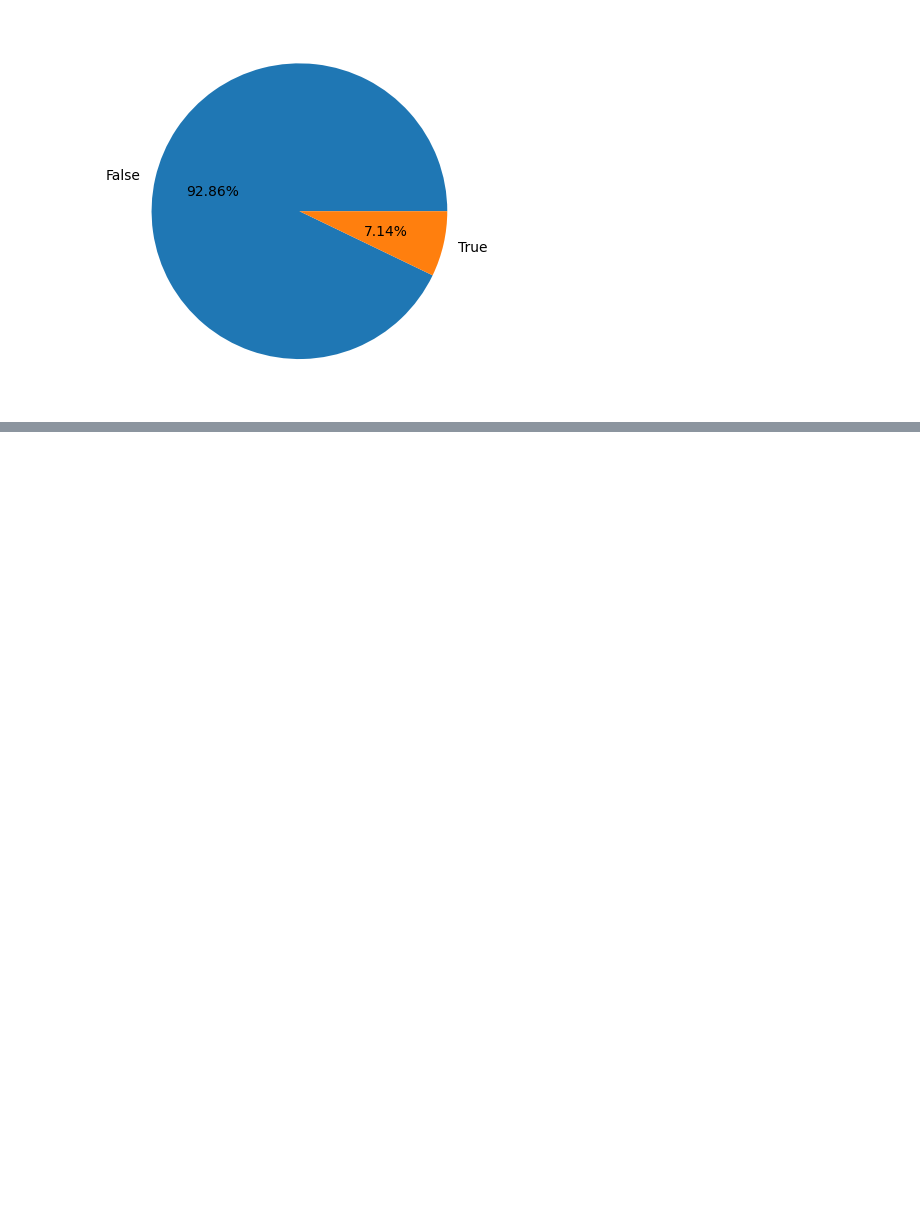
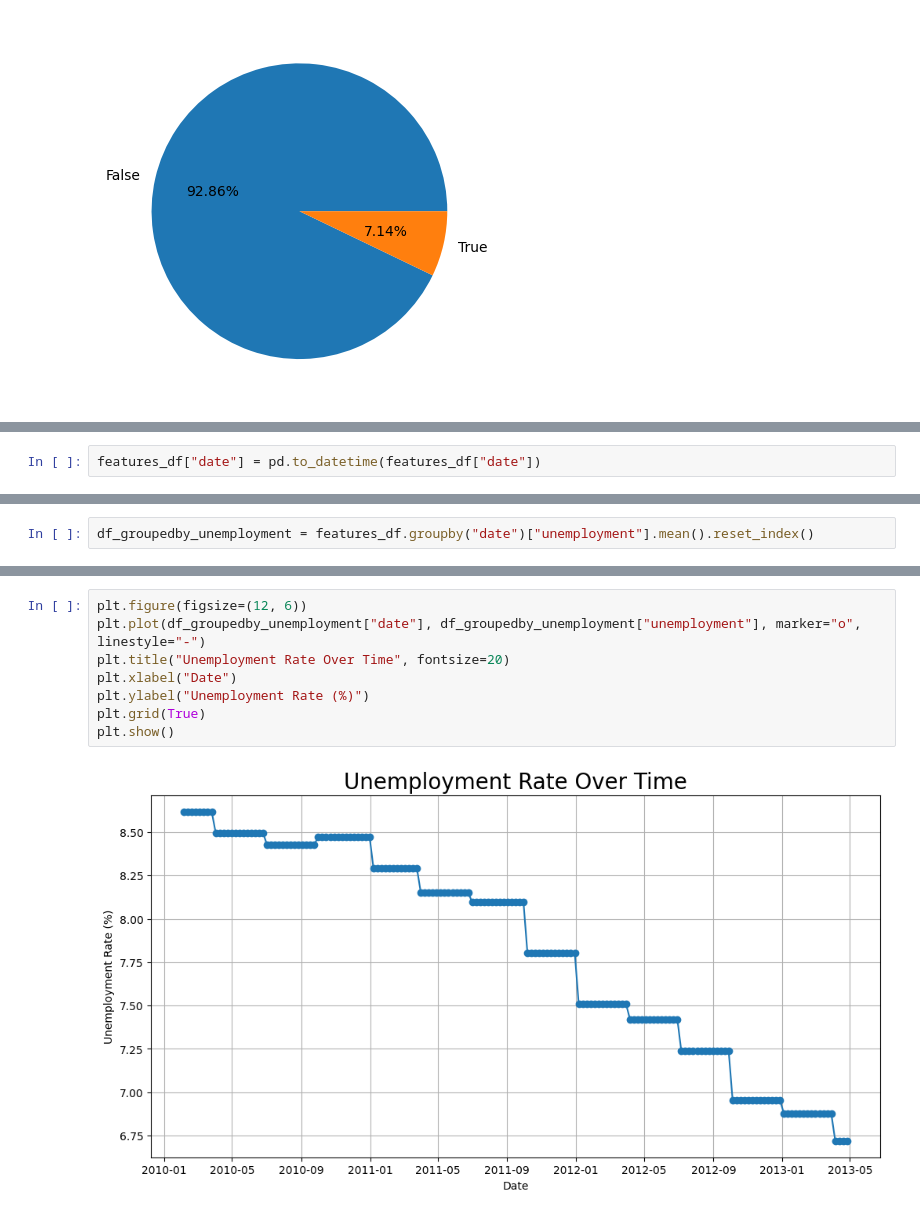
Before and after one commit to synapticsynergy/sales-forecasting-explore, a Jupyter notebook: experiments/observations/dataset_exploration.ipynb, the cells around one changed output, grey strips where cells are left out. Drawn from its saved outputs; the diff is of its cells as text; blank space fills up the shorter version.

Commit message:
Add features over time viz

```diff
--- a/experiments/observations/dataset_exploration.ipynb
+++ b/experiments/observations/dataset_exploration.ipynb
@@ -220,0 +225,2 @@ features_df.groupby("isholiday").size().plot(kind="pie", autopct="%.2f%%")
+# %%
+features_df["date"] = pd.to_datetime(features_df["date"])
@@ -220,0 +236,2 @@ features_df.groupby("isholiday").size().plot(kind="pie", autopct="%.2f%%")
+# %%
+df_groupedby_unemployment = features_df.groupby("date")["unemployment"].mean().reset_index()
@@ -220,0 +247,10 @@ features_df.groupby("isholiday").size().plot(kind="pie", autopct="%.2f%%")
+# %%
+plt.figure(figsize=(12, 6))
+plt.plot(df_groupedby_unemployment["date"], df_groupedby_unemployment["unemployment"], marker="o", linestyle="-")
+plt.title("Unemployment Rate Over Time", fontsize=20)
+plt.xlabel("Date")
+plt.ylabel("Unemployment Rate (%)")
+plt.grid(True)
+plt.show()
+# %% [output]
+[figure, added]
```
Also changed, not shown: parts of 17 cells of this notebook.
